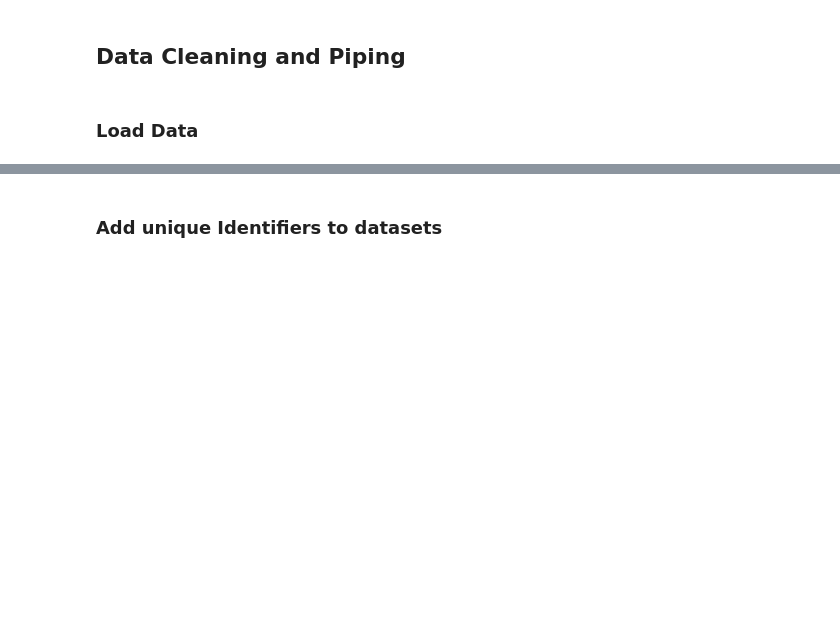
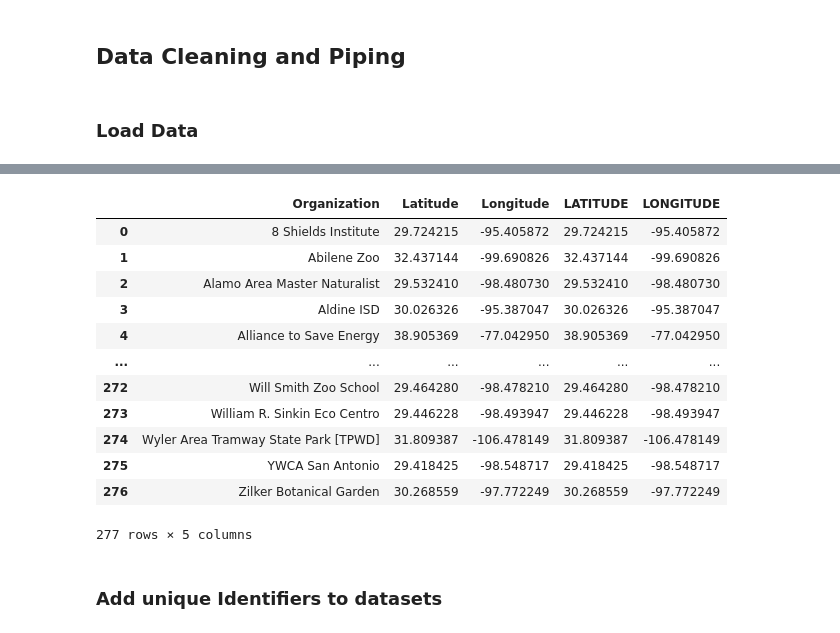
Before and after one commit to jeaimehp/ecorise_dash, a Jupyter notebook: JupyterNotebooks/EcoRise_datatables.ipynb, the cells around one changed output, grey strips where cells are left out. Cells and saved outputs as stored; diff of their text form; code cells hidden in the pictures; blank space fills up the shorter version.

```diff
--- a/JupyterNotebooks/EcoRise_datatables.ipynb
+++ b/JupyterNotebooks/EcoRise_datatables.ipynb
@@ -35,12 +41,28 @@ import json
 # %%
 # EcoRise Data
 ## Load data
-programs = pd.read_csv('data/Programs.csv')
-organizations = pd.read_csv('data/Organizations.csv')
-geo = pd.read_excel('data/Geodata.xlsx')
+programs = pd.read_csv('../data/Programs.csv')
+organizations = pd.read_csv('../data/Organizations.csv')
+geo = pd.read_excel('../data/Geodata.xlsx')
 
 # Merge Organization data with geodata
 orgs = organizations.merge(geo, left_on='Organization', right_on='ORGANIZATION', how='left')
+# %%
+orgs[['Organization', 'Latitude', 'Longitude', 'LATITUDE', 'LONGITUDE']]
+# %% [output]
+|  | Organization | Latitude | Longitude | LATITUDE | LONGITUDE |
+| 0 | 8 Shields Institute | 29.724215 | -95.405872 | 29.724215 | -95.405872 |
+| 1 | Abilene Zoo | 32.437144 | -99.690826 | 32.437144 | -99.690826 |
+| 2 | Alamo Area Master Naturalist | 29.532410 | -98.480730 | 29.532410 | -98.480730 |
+| 3 | Aldine ISD | 30.026326 | -95.387047 | 30.026326 | -95.387047 |
+| 4 | Alliance to Save Energy | 38.905369 | -77.042950 | 38.905369 | -77.042950 |
+| ... | ... | ... | ... | ... | ... |
+| 272 | Will Smith Zoo School | 29.464280 | -98.478210 | 29.464280 | -98.478210 |
+| 273 | William R. Sinkin Eco Centro | 29.446228 | -98.493947 | 29.446228 | -98.493947 |
+| 274 | Wyler Area Tramway State Park [TPWD] | 31.809387 | -106.478149 | 31.809387 | -106.478149 |
+| 275 | YWCA San Antonio | 29.418425 | -98.548717 | 29.418425 | -98.548717 |
+| 276 | Zilker Botanical Garden | 30.268559 | -97.772249 | 30.268559 | -97.772249 |
+277 rows × 5 columns
 # %%
 # Education Service Center Geospatial data layer - use geojson simplified to 0.01 threshold on QGIS
 ## load education service ceters geojson
```
Also changed, not shown: parts of 9 cells of this notebook, 2 other files.
